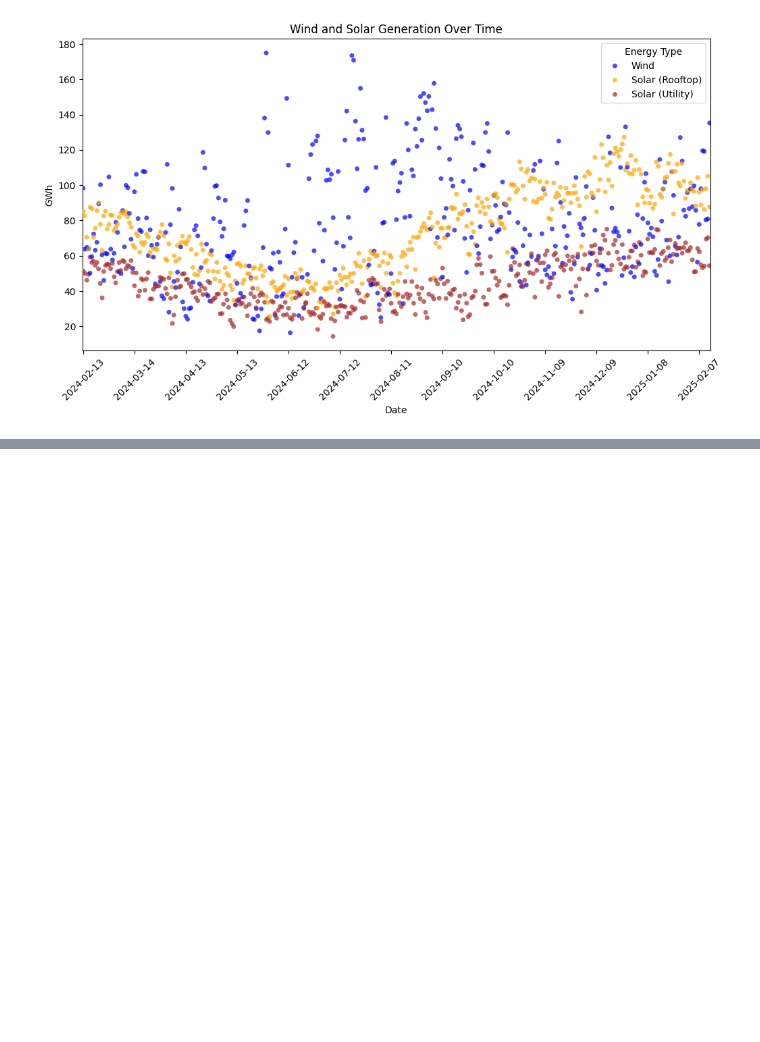
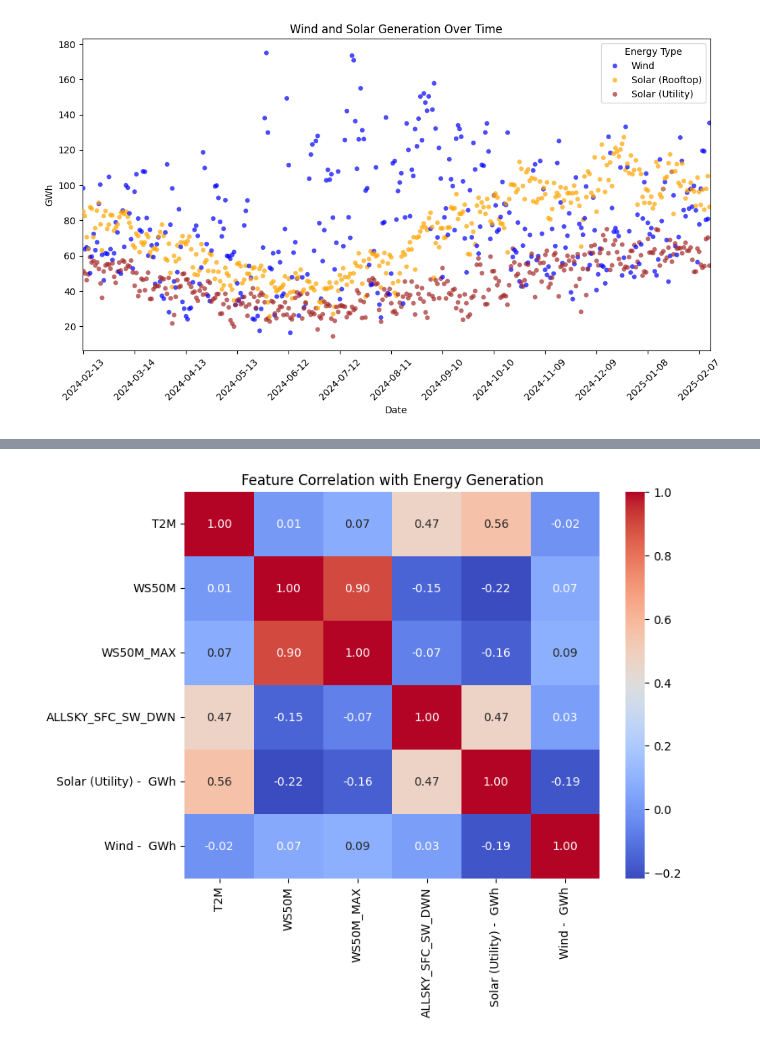
Before and after one commit to Pomtam/Energy-Generation-Forecast, a Jupyter notebook: EnergyPredictions.ipynb, the cells around one changed output, grey strips where cells are left out. Saved outputs shown, nothing was run; the diff lists cells and outputs as text; code cells hidden in the pictures; blank space fills up the shorter version.

```diff
--- a/EnergyPredictions.ipynb
+++ b/EnergyPredictions.ipynb
@@ -7,16 +7,17 @@ import pandas as pd
 import matplotlib.pyplot as plt
 import seaborn as sns
 
-df = pd.read_csv("2024EnergyGenerationAus.csv")
-# print(df.info())
-# print(df.describe())
+EnergyGeneration_df = pd.read_csv("2024EnergyGenerationAus.csv")
+# print(EnergyGeneration_df.info())
+# print(EnergyGeneration_df.describe())
 
 # Visualizing the "Wind - GWh" and "Solar (Rooftop) - GWh" columns over time
-# Ensure the date or time column is in datetime format
-df['Date'] = pd.to_datetime(df['date'])
+# Ensure the date or time column is in datetime format & add DOY column
+EnergyGeneration_df['Date'] = pd.to_datetime(EnergyGeneration_df['date'])
+EnergyGeneration_df['DOY'] = EnergyGeneration_df['Date'].dt.dayofyear
 
 # Reshape data to long format for Wind and Solar
-df_long = df.melt(
+EnergyGeneration_df_long = EnergyGeneration_df.melt(
     id_vars='Date',
     value_vars=['Wind -  GWh', 'Solar (Rooftop) -  GWh', 'Solar (Utility) -  GWh'],
     var_name='Energy Type',
@@ -24,7 +25,7 @@ df_long = df.melt(
 )
 
 # Simplify energy type labels
-df_long['Energy Type'] = df_long['Energy Type'].str.replace(' -  GWh', '')
+EnergyGeneration_df_long['Energy Type'] = EnergyGeneration_df_long['Energy Type'].str.replace(' -  GWh', '')
 
 # Plot using stripplot
 plt.figure(figsize=(12, 6))
@@ -32,7 +33,7 @@ sns.stripplot(
     x='Date',
     y='GWh',
     hue='Energy Type',
-    data=df_long,
+    data=EnergyGeneration_df_long,
     jitter=True,
     alpha=0.7,
     palette={'Wind': 'blue', 'Solar (Rooftop)': 'orange', 'Solar (Utility)': 'brown'}
@@ -125,0 +139,19 @@ Fetching data for Lat: -21, Lon: 150...
+# %%
+### Data Exploration: Check correlation between variables
+import seaborn as sns
+import matplotlib.pyplot as plt
+
+
+# Merge WeatherData_df and EnergyGeneration_df on Date
+merged_df = pd.merge(WeatherData_df, EnergyGeneration_df, on="Date", how="inner")
+
+# Select only relevant columns
+correlation_matrix = merged_df[["T2M", "WS50M", "WS50M_MAX", "ALLSKY_SFC_SW_DWN", "Solar (Utility) -  GWh", "Wind -  GWh"]].corr()
+
+# Plot correlation heatmap
+plt.figure(figsize=(8, 6))
+sns.heatmap(correlation_matrix, annot=True, cmap="coolwarm", fmt=".2f")
+plt.title("Feature Correlation with Energy Generation")
+plt.show()
+# %% [output]
+[figure, added]
```
Also changed, not shown: parts of 4 cells of this notebook.
